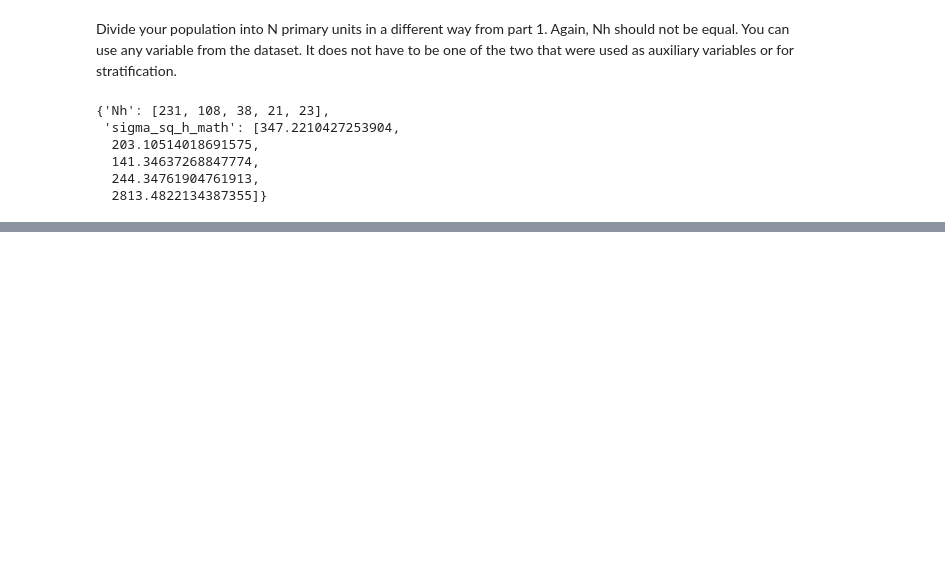
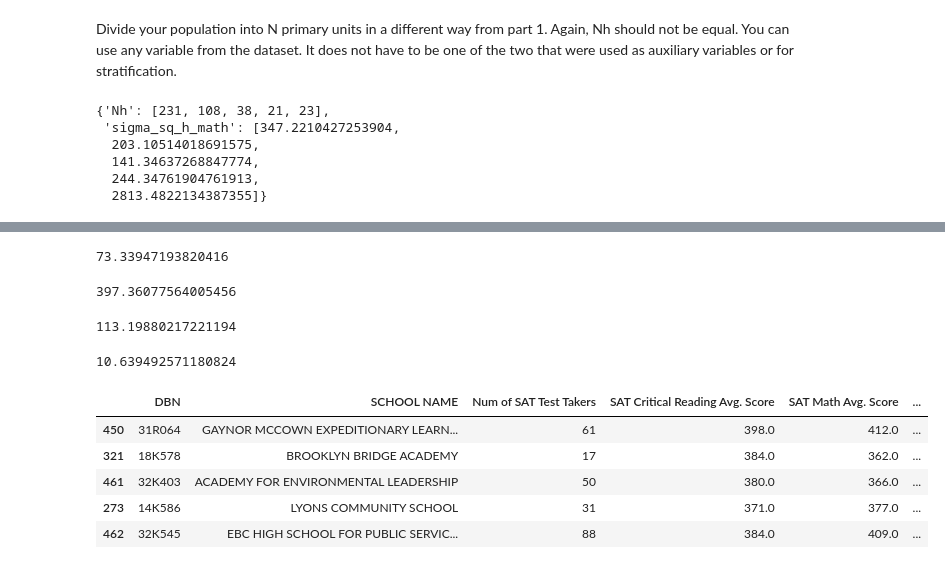
Before and after one commit to abachhu/stat440_project, a Jupyter notebook: stat440_report7.ipynb, the cells around one changed output, grey strips where cells are left out. Drawn from its saved outputs; the diff is of its cells as text; code cells hidden in the pictures; blank space fills up the shorter version.

```diff
--- a/stat440_report7.ipynb
+++ b/stat440_report7.ipynb
@@ -339,0 +342,9 @@ math
+# %%
+np.random.seed(4)
+
+N = 5
+n = 4
+sample_size = 80
+
+primary_grps = np.random.choice(labels, size=n, replace=False)
+primary_grps
@@ -339,0 +426,71 @@ math
+# %%
+sd_mu_hat = var_hat_mu_hat**0.5
+sd_mu_hat
+# %% [output]
+73.33947193820416
+# %%
+ybar_i = final_sampled_df.groupby("Selected_Primary_Group")["SAT Math Avg. Score"].mean()
+
+Mi_selected = M_i.loc[ybar_i.index]
+mi_selected = m_i.loc[ybar_i.index]
+yhat_i = Mi_selected * ybar_i
+
+M = 421
+r_hat = sum(yhat_i) / sum(Mi_selected)
+
+mu_hat_r = r_hat
+mu_hat_r
+# %% [output]
+397.36077564005456
+# %%
+var_hat_tau_hat_r = ((N * (N - n)) /  (n * (n - 1))) * sum( (yhat_i - Mi_selected * r_hat)**2 ) + (N / n) * sum( (Mi_selected * (Mi_selected - mi_selected)) * (si_sq / mi_selected))
+var_hat_mu_hat_r = var_hat_tau_hat_r / (M**2)
+var_hat_mu_hat_r
+# %% [output]
+113.19880217221194
+# %%
+sd_mu_hat_r = var_hat_mu_hat_r**0.5
+sd_mu_hat_r
+# %% [output]
+10.639492571180824
+# %%
+M_i = df.groupby("Reading_Stratum", observed=False).size()
+
+sample_size = 80
+n_primary_draws = 10
+p_i = M_i / M_i.sum()
+
+# select primaries w/ replacement w/ PPS
+primary_units_selected = np.random.choice(M_i.index, size=n_primary_draws, replace=True, p=p_i)
+primary_counts = pd.Series(primary_units_selected).value_counts()
+
+m_i = (primary_counts / primary_counts.sum() * sample_size).round().astype(int)
+
+# Make sure that m_i is exactly 80
+while m_i.sum() != sample_size:
+    diff = sample_size - m_i.sum()
+    idx = np.random.choice(m_i.index)
+    m_i[idx] += diff
+
+sampled_df_list = []
+# Sample mi[i] units for primary_group[i]
+for group, num_samples in m_i.items():
+    group_df = df[df["Reading_Stratum"] == group]
+
+    # If more samples are needed than exist in this primary group
+    replace_needed = num_samples > len(group_df)
+    sampled_group = group_df.sample(n=num_samples, replace=replace_needed, random_state=5577)
+
+    sampled_group["Selected_Primary_Group"] = group
+    sampled_df_list.append(sampled_group)
+
+# Combine all sampled secondary units
+final_sampled_df = pd.concat(sampled_df_list)
+final_sampled_df.head()
+# %% [output]
+|  | DBN | SCHOOL NAME | Num of SAT Test Takers | SAT Critical Reading Avg. Score | SAT Math Avg. Score | ... |
+| 450 | 31R064 | GAYNOR MCCOWN EXPEDITIONARY LEARN... | 61 | 398.0 | 412.0 | ... |
+| 321 | 18K578 | BROOKLYN BRIDGE ACADEMY | 17 | 384.0 | 362.0 | ... |
+| 461 | 32K403 | ACADEMY FOR ENVIRONMENTAL LEADERSHIP | 50 | 380.0 | 366.0 | ... |
+| 273 | 14K586 | LYONS COMMUNITY SCHOOL | 31 | 371.0 | 377.0 | ... |
+| 462 | 32K545 | EBC HIGH SCHOOL FOR PUBLIC SERVIC... | 88 | 384.0 | 409.0 | ... |
```
Also changed, not shown: parts of 11 cells of this notebook.
